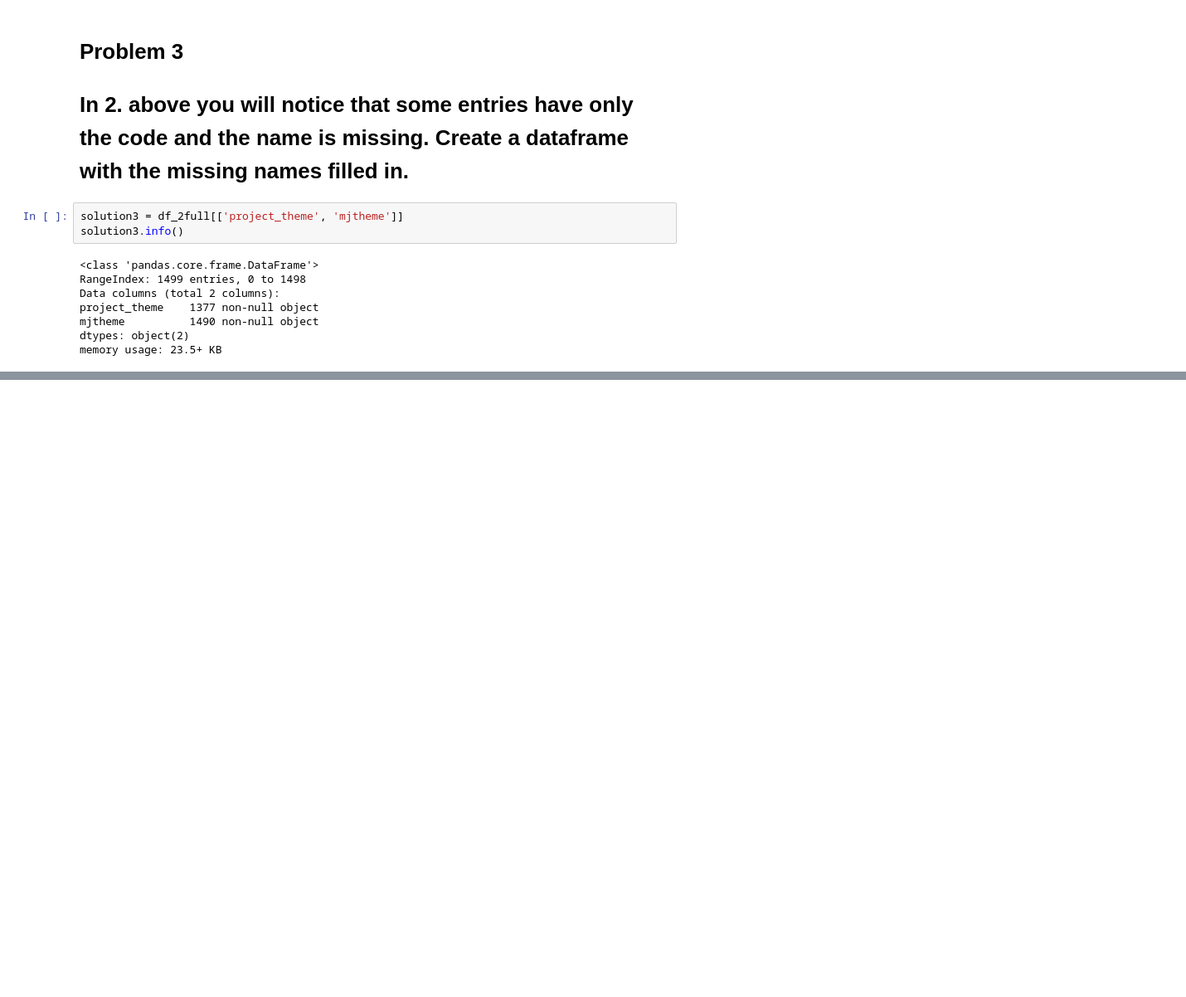
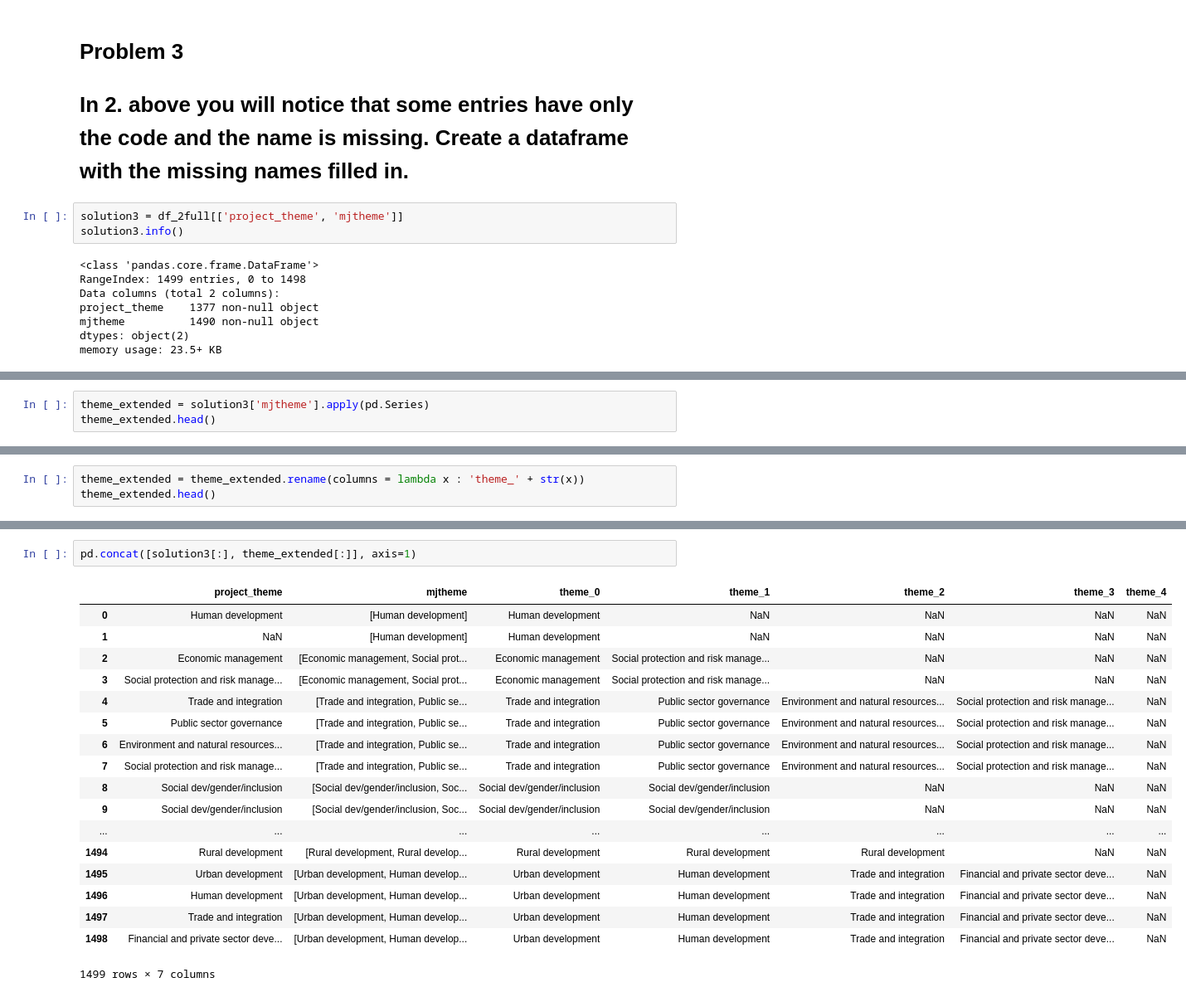
Before and after one commit to franksalas/springboard, a Jupyter notebook: data_wrangling_json/JSON_Exercise-Current.ipynb, the cells around one changed output, grey strips where cells are left out. Shown: that part at 83% size. Saved outputs shown, nothing was run; the diff lists cells and outputs as text; blank space fills up the shorter version.

```diff
--- a/data_wrangling_json/JSON_Exercise-Current.ipynb
+++ b/data_wrangling_json/JSON_Exercise-Current.ipynb
@@ -274,0 +329,3 @@ memory usage: 23.5+ KB
+# %%
+theme_extended = solution3['mjtheme'].apply(pd.Series)
+theme_extended.head()
@@ -274,0 +339,3 @@ memory usage: 23.5+ KB
+# %%
+theme_extended = theme_extended.rename(columns = lambda x : 'theme_' + str(x))
+theme_extended.head()
@@ -274,0 +349,21 @@ memory usage: 23.5+ KB
+# %%
+pd.concat([solution3[:], theme_extended[:]], axis=1)
+# %% [output]
+|  | project_theme | mjtheme | theme_0 | theme_1 | theme_2 | theme_3 | theme_4 |
+| 0 | Human development | [Human development] | Human development | NaN | NaN | NaN | NaN |
+| 1 | NaN | [Human development] | Human development | NaN | NaN | NaN | NaN |
+| 2 | Economic management | [Economic management, Social prot... | Economic management | Social protection and risk manage... | NaN | NaN | NaN |
+| 3 | Social protection and risk manage... | [Economic management, Social prot... | Economic management | Social protection and risk manage... | NaN | NaN | NaN |
+| 4 | Trade and integration | [Trade and integration, Public se... | Trade and integration | Public sector governance | Environment and natural resources... | Social protection and risk manage... | NaN |
+| 5 | Public sector governance | [Trade and integration, Public se... | Trade and integration | Public sector governance | Environment and natural resources... | Social protection and risk manage... | NaN |
+| 6 | Environment and natural resources... | [Trade and integration, Public se... | Trade and integration | Public sector governance | Environment and natural resources... | Social protection and risk manage... | NaN |
+| 7 | Social protection and risk manage... | [Trade and integration, Public se... | Trade and integration | Public sector governance | Environment and natural resources... | Social protection and risk manage... | NaN |
+| 8 | Social dev/gender/inclusion | [Social dev/gender/inclusion, Soc... | Social dev/gender/inclusion | Social dev/gender/inclusion | NaN | NaN | NaN |
+| 9 | Social dev/gender/inclusion | [Social dev/gender/inclusion, Soc... | Social dev/gender/inclusion | Social dev/gender/inclusion | NaN | NaN | NaN |
+| ... | ... | ... | ... | ... | ... | ... | ... |
+| 1494 | Rural development | [Rural development, Rural develop... | Rural development | Rural development | Rural development | NaN | NaN |
+| 1495 | Urban development | [Urban development, Human develop... | Urban development | Human development | Trade and integration | Financial and private sector deve... | NaN |
+| 1496 | Human development | [Urban development, Human develop... | Urban development | Human development | Trade and integration | Financial and private sector deve... | NaN |
+| 1497 | Trade and integration | [Urban development, Human develop... | Urban development | Human development | Trade and integration | Financial and private sector deve... | NaN |
+| 1498 | Financial and private sector deve... | [Urban development, Human develop... | Urban development | Human development | Trade and integration | Financial and private sector deve... | NaN |
+1499 rows × 7 columns
```
Also changed, not shown: parts of 14 cells of this notebook.
